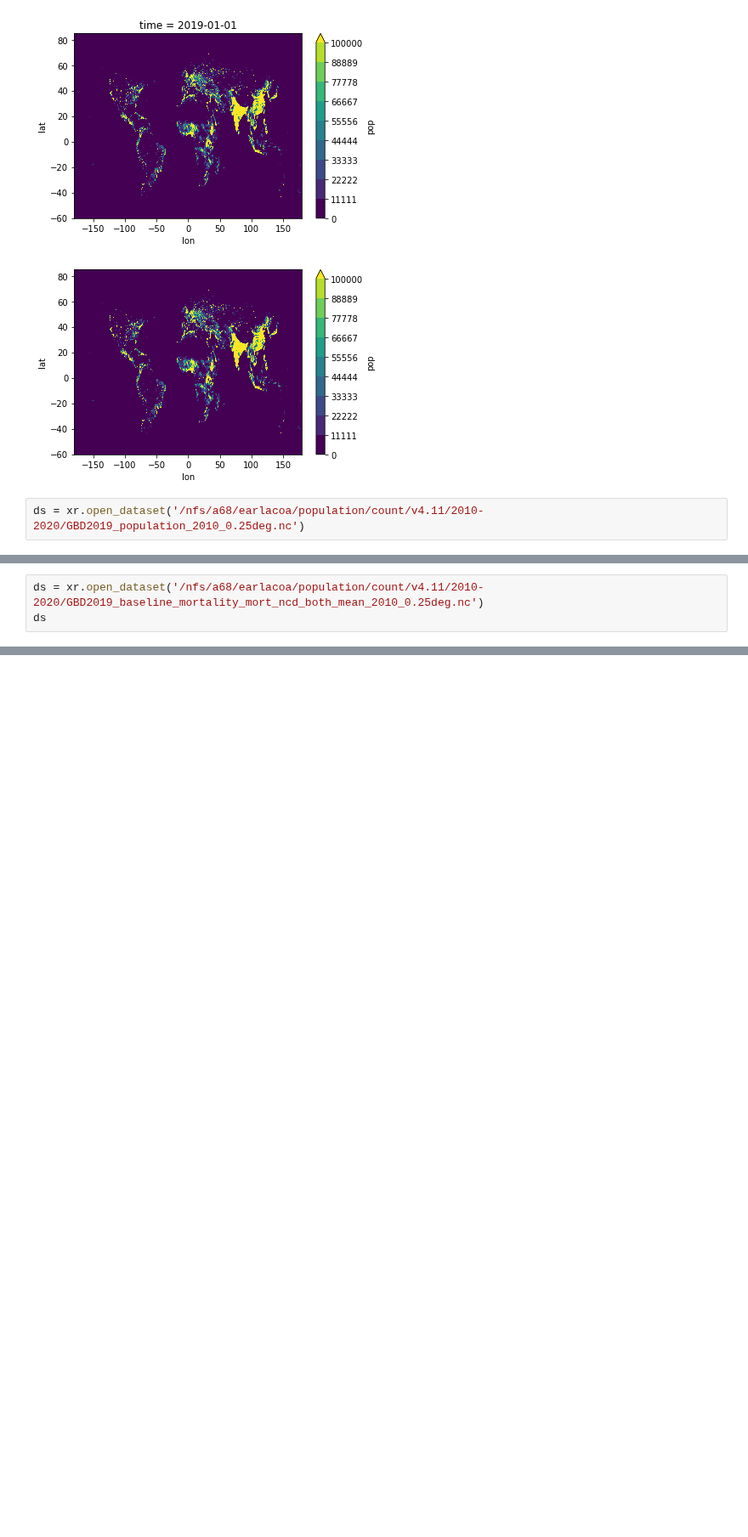
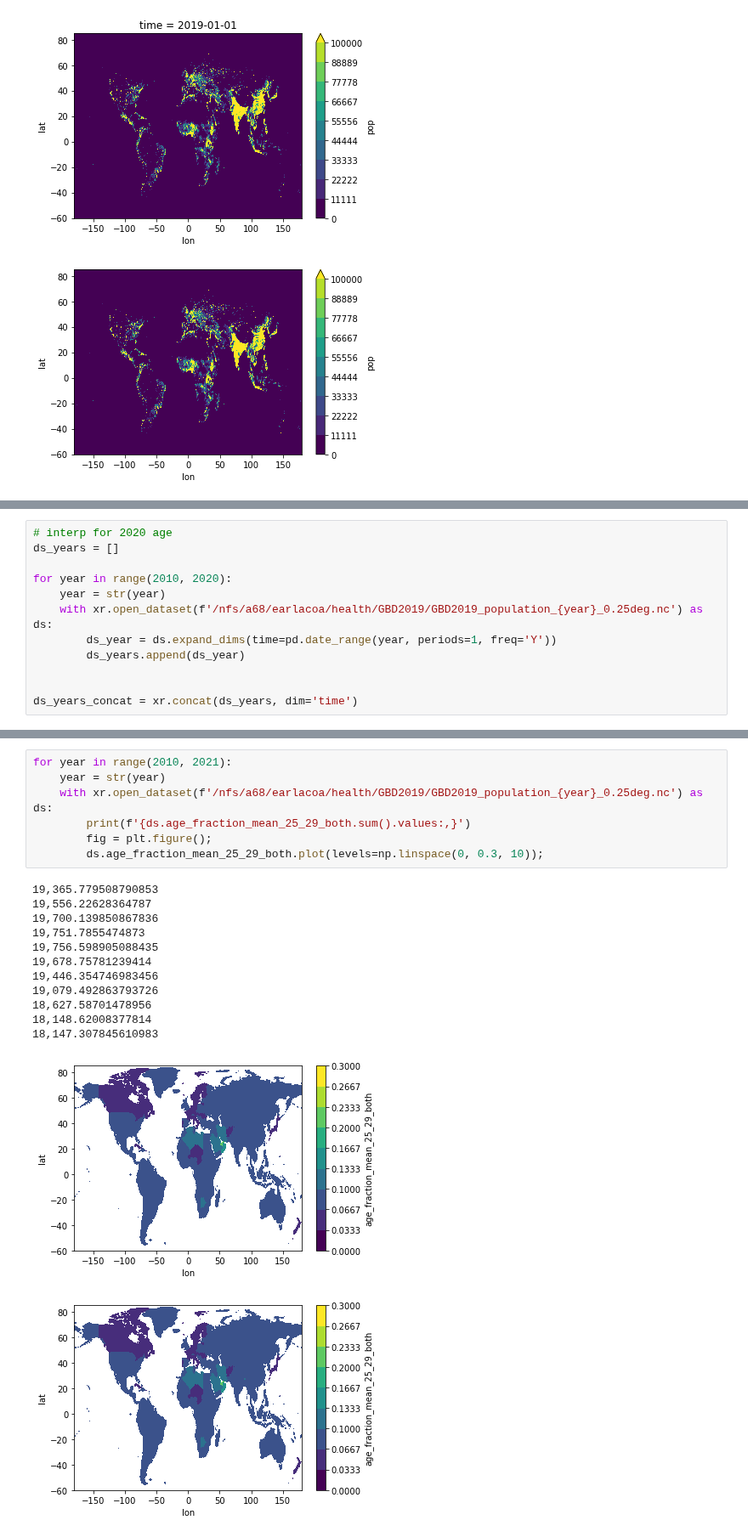
Before and after one commit to lukeconibear/emulator_annual, a Jupyter notebook: create_pop_age_bm.ipynb, the cells around one changed output, grey strips where cells are left out. Shown at 85% size. Saved outputs shown, nothing was run; the diff lists cells and outputs as text; blank space fills up the shorter version.

```diff
--- a/create_pop_age_bm.ipynb
+++ b/create_pop_age_bm.ipynb
@@ -54,5 +56,3 @@ for year in range(2010, 2021):
 [figure]
 [figure]
 [figure]
-# %%
-ds = xr.open_dataset('/nfs/a68/earlacoa/population/count/v4.11/2010-2020/GBD2019_population_2010_0.25deg.nc')
@@ -64,3 +58,0 @@ ds['age_fraction_mean_30_34_both'].plot()
-# %%
-ds = xr.open_dataset('/nfs/a68/earlacoa/population/count/v4.11/2010-2020/GBD2019_baseline_mortality_mort_ncd_both_mean_2010_0.25deg.nc')
-ds
@@ -90,0 +61,12 @@ ds['i_mort_ncd_both_mean_25_29'].plot()
+# %%
+# interp for 2020 age
+ds_years = []
+
+for year in range(2010, 2020):
+    year = str(year)
+    with xr.open_dataset(f'/nfs/a68/earlacoa/health/GBD2019/GBD2019_population_{year}_0.25deg.nc') as ds:
+        ds_year = ds.expand_dims(time=pd.date_range(year, periods=1, freq='Y'))
+        ds_years.append(ds_year)
+
+
+ds_years_concat = xr.concat(ds_years, dim='time')
@@ -90,0 +75,21 @@ ds['i_mort_ncd_both_mean_25_29'].plot()
+# %%
+for year in range(2010, 2021):
+    year = str(year)
+    with xr.open_dataset(f'/nfs/a68/earlacoa/health/GBD2019/GBD2019_population_{year}_0.25deg.nc') as ds:
+        print(f'{ds.age_fraction_mean_25_29_both.sum().values:,}')
+        fig = plt.figure();
+        ds.age_fraction_mean_25_29_both.plot(levels=np.linspace(0, 0.3, 10));
+# %% [output]
+19,365.779508790853
+19,556.22628364787
+19,700.139850867836
+19,751.7855474873
+19,756.598905088435
+19,678.75781239414
+19,446.354746983456
+19,079.492863793726
+18,627.58701478956
+18,148.62008377814
+18,147.307845610983
+[figure, added]
+[figure, added]
```
Also changed, not shown: parts of 11 cells of this notebook, 2 other files.
